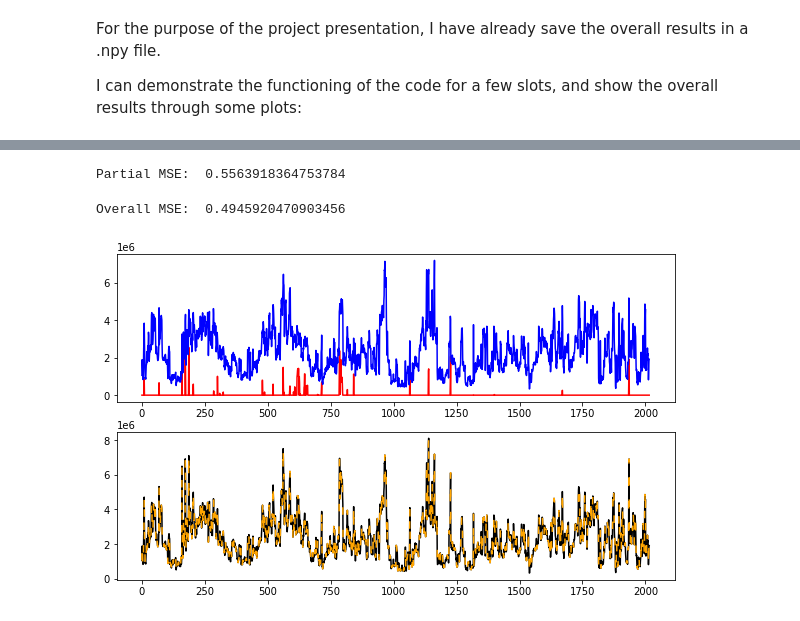
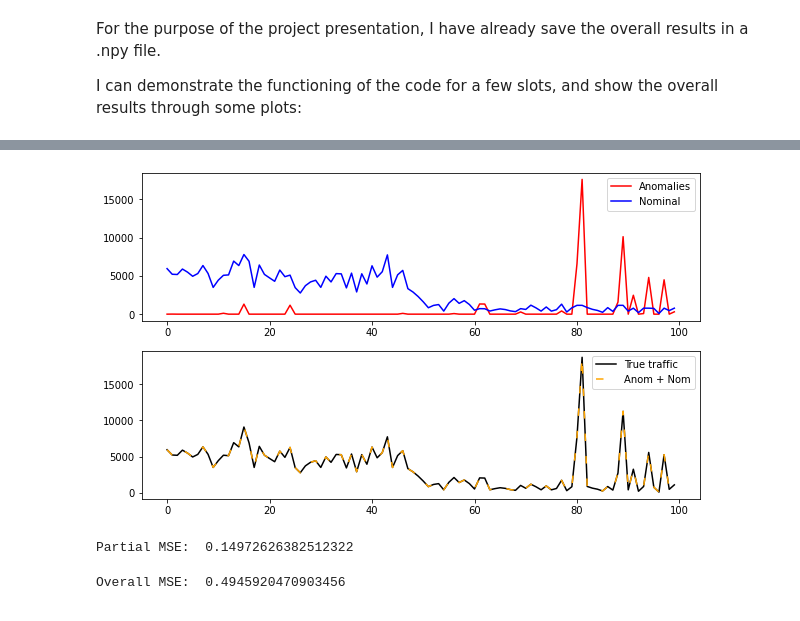
Before and after one commit to TomBombadil95/SPBD, a Jupyter notebook: Traffic Network.ipynb, the cells around one changed output, grey strips where cells are left out. Cells and saved outputs as stored; diff of their text form; code cells hidden in the pictures.

```diff
--- a/Traffic Network.ipynb
+++ b/Traffic Network.ipynb
@@ -452,7 +434,12 @@ plt.show()
+# %%
+show_plots(args, 2)
+# %% [output]
+[figure, added]
 # %%
-print('Partial MSE: ', (cp.sum_squares(full_Q.T[:120,:100] - (recov))/cp.sum_squares(full_Q.T[:120,:100])).value)
+print('Partial MSE: ',
+      (cp.sum_squares(full_Q.T[:recov.shape[0],:100] - (recov))/cp.sum_squares(full_Q.T[:recov.shape[0],:100])).value)
 # %% [output]
-Partial MSE:  0.5563918364753784
+Partial MSE:  0.14972626382512322
 # %%
 #let's see the overall results
 overall_anomalies = np.load('results/sparse_component.npy')
@@ -462,14 +450,2 @@ print('Overall MSE: ', (cp.sum_squares(full_Q.T[:120,:] - (overall_anomalies + o
 # %% [output]
 Overall MSE:  0.4945920470903456
-# %%
-i = np.random.randint(1 , 119)
-f, axs = plt.subplots(2,2,figsize=(10,6))
-plt.subplot(2,1,1)
-plt.plot(overall_anomalies[i, :], color = 'red')
-plt.plot(overall_nominal[i,:], color = 'blue')
-plt.subplot(2,1,2)
-plt.plot(full_Q.T[i,:], color = 'black')
-plt.plot(overall_anomalies[i] + overall_nominal[i],linestyle = (0, (5, 10)), color = 'orange')
-plt.show()
-# %% [output]
-[figure, removed]
```
Also changed, not shown: parts of 16 cells of this notebook, 1 other file.
